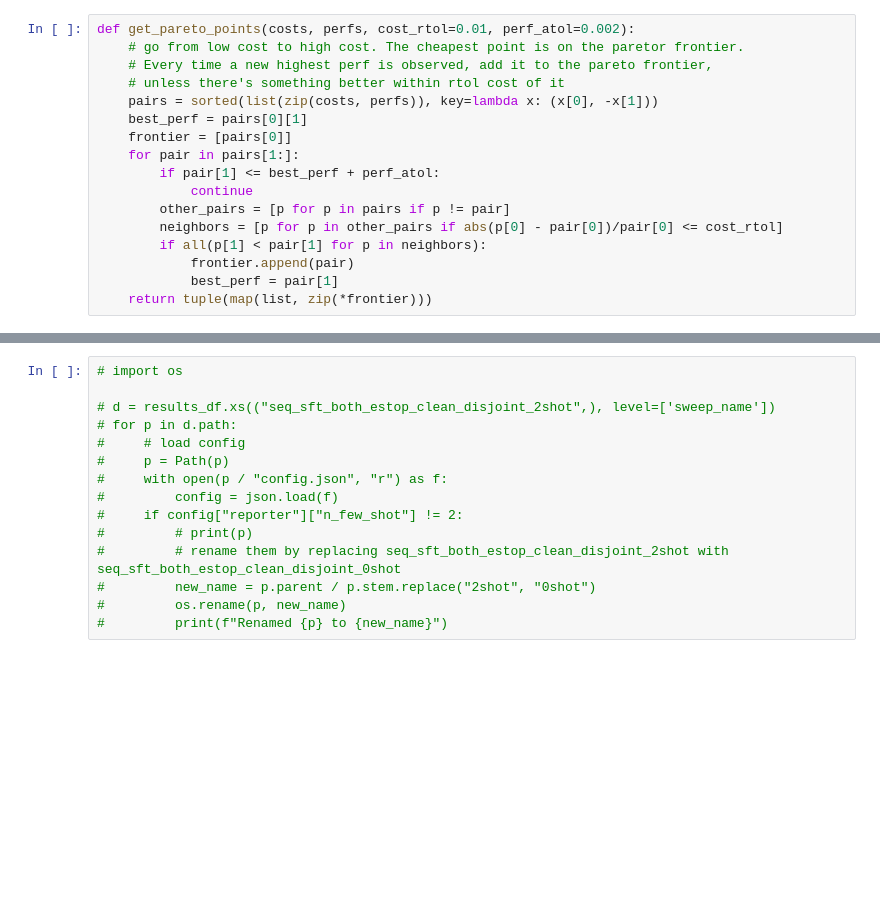
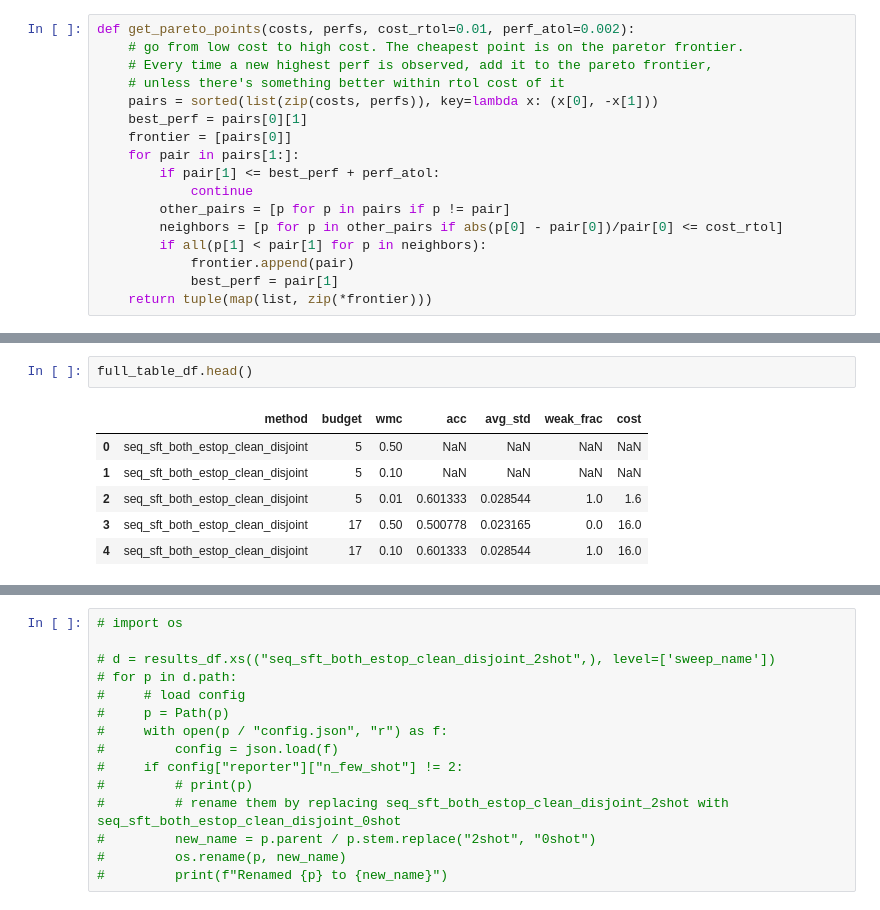
Before and after one commit to EleutherAI/scalable-elicitation, a Jupyter notebook: figures.ipynb, the cells around one changed output, grey strips where cells are left out. Cells and saved outputs as stored; diff of their text form; blank space fills up the shorter version.

```diff
--- a/figures.ipynb
+++ b/figures.ipynb
@@ -783 +784,10 @@ full_table_df = pd.DataFrame(results, columns=["method", "budget", "wmc", "acc",
 full_table_df.to_csv("_figures/table_1.csv", index=False)
+# %%
+full_table_df.head()
+# %% [output]
+|  | method | budget | wmc | acc | avg_std | weak_frac | cost |
+| 0 | seq_sft_both_estop_clean_disjoint | 5 | 0.50 | NaN | NaN | NaN | NaN |
+| 1 | seq_sft_both_estop_clean_disjoint | 5 | 0.10 | NaN | NaN | NaN | NaN |
+| 2 | seq_sft_both_estop_clean_disjoint | 5 | 0.01 | 0.601333 | 0.028544 | 1.0 | 1.6 |
+| 3 | seq_sft_both_estop_clean_disjoint | 17 | 0.50 | 0.500778 | 0.023165 | 0.0 | 16.0 |
+| 4 | seq_sft_both_estop_clean_disjoint | 17 | 0.10 | 0.601333 | 0.028544 | 1.0 | 16.0 |
```
Also changed, not shown: parts of 13 cells of this notebook, 4 other files.
